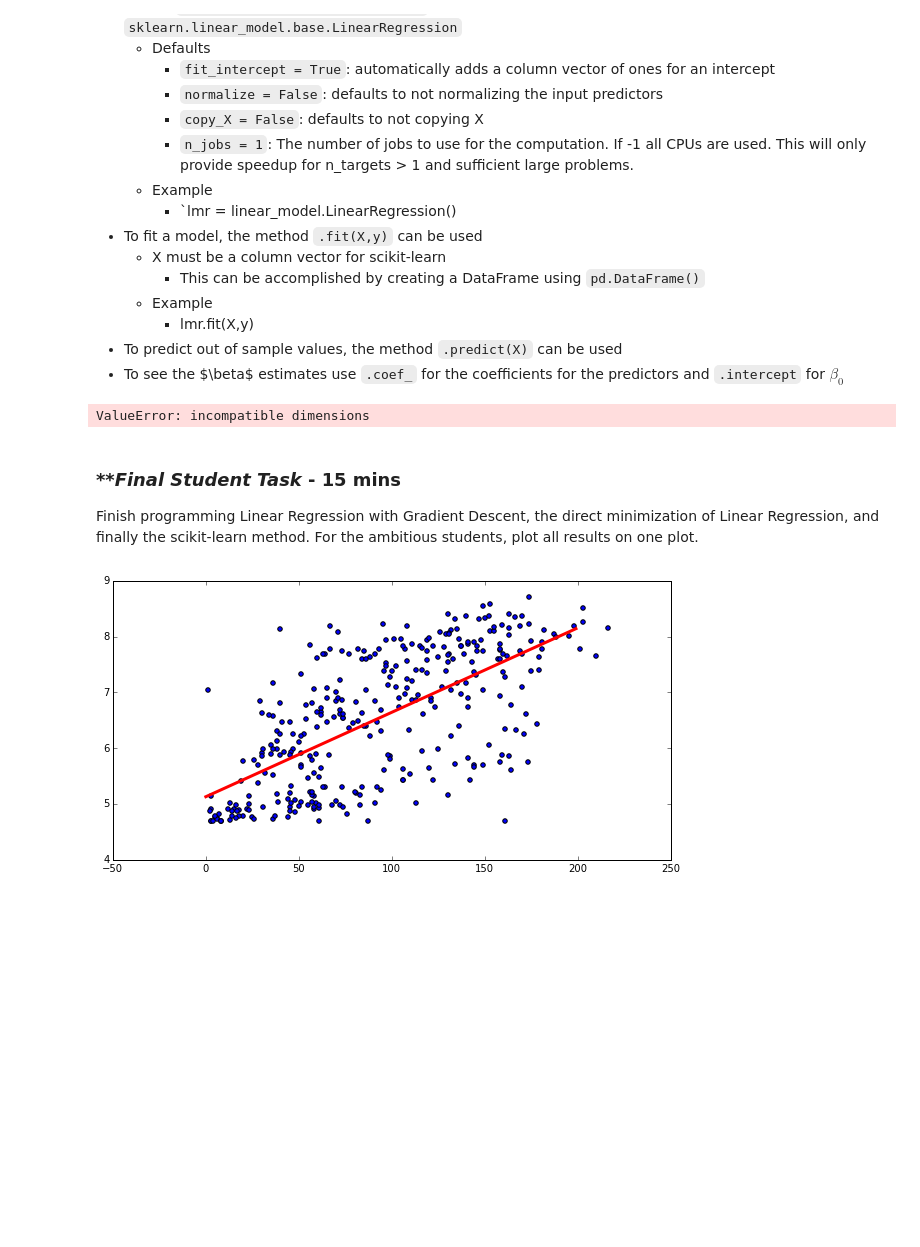
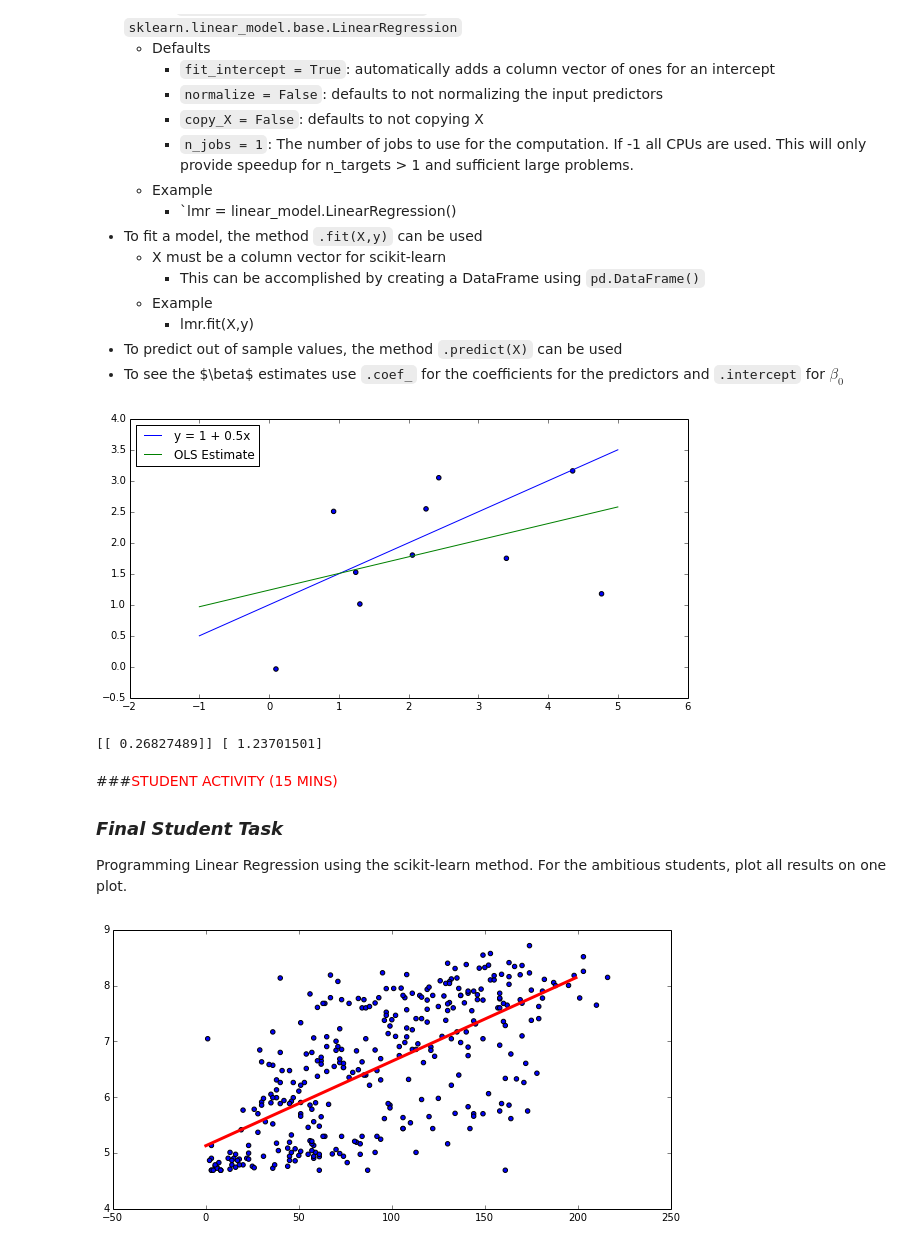
Before and after one commit to UCIDataScienceInitiative/PredictiveModeling_withPython, a Jupyter notebook: Session 1 - Linear_Regression.ipynb, the cells around one changed output. Drawn from its saved outputs; the diff is of its cells as text; code cells hidden in the pictures; blank space fills up the shorter version.

```diff
--- a/Session 1 - Linear_Regression.ipynb
+++ b/Session 1 - Linear_Regression.ipynb
@@ -130,16 +130,16 @@ beta0 = 1              # Creating an intercept
 beta1 = 0.5            # Creating a slope
 
 # Randomly sampling data points
-x = np.random.uniform(0,5,10)
-y = beta0 + beta1 * x + np.random.normal(0,1,10)
+x_example = np.random.uniform(0,5,10)
+y_example = beta0 + beta1 * x_example + np.random.normal(0,1,10)
 line1 = beta0 + beta1 * np.arange(-1, 6)
 
 f = plt.figure()
-plt.scatter(x,y)                   # Plotting observed data
+plt.scatter(x_example,y_example)   # Plotting observed data
 plt.plot(np.arange(-1,6), line1)   # Plotting the true line
-for i, xi in enumerate(x):
-    plt.vlines(xi, beta0 + beta1 * xi, y[i], colors='red') # Plotting Residual Lines
-plt.annotate('Error or "residual"', xy = (x[5], 2), xytext = (-1.5,2.1),
+for i, xi in enumerate(x_example):
+    plt.vlines(xi, beta0 + beta1 * xi, y_example[i], colors='red') # Plotting Residual Lines
+plt.annotate('Error or "residual"', xy = (x_example[5], 2), xytext = (-1.5,2.1),
              arrowprops=dict(width=1,headwidth=7,facecolor='black', shrink=0.01))
 f.set_size_inches(10,5)
 plt.title('Errors in Linear Regression')
@@ -566,29 +580,34 @@ Let's examine an example using the `LinearRegression` class from scikit-learn.
 # %%
 #############################################################
 # Demonstration - scikit-learn with Regression Example
 #############################################################
 
 from sklearn import linear_model
 
 lmr = linear_model.LinearRegression()
-lmr.fit(pd.DataFrame(x), pd.DataFrame(y))
+lmr.fit(pd.DataFrame(x_example), pd.DataFrame(y_example))
 
 xTest = pd.DataFrame(np.arange(-1,6))
 yHat = lmr.predict(xTest)
 
 f = plt.figure()
-plt.scatter(x, y)
+plt.scatter(x_example, y_example)
 p1, = plt.plot(np.arange(-1,6), line1)
 p2, = plt.plot(xTest, yHat)
 plt.legend([p1, p2], ['y = 1 + 0.5x', 'OLS Estimate'], loc=2)
 f.set_size_inches(10,5)
 plt.show()
+
+print lmr.coef_, lmr.intercept_
 # %% [output]
+[figure, added]
-ValueError: incompatible dimensions
+[[ 0.26827489]] [ 1.23701501]
 # %% [markdown]
-### _**Final Student Task_ - 15 mins
+###<span style="color:red">STUDENT ACTIVITY (15 MINS)</span>
 
-Finish programming Linear Regression with Gradient Descent, the direct minimization of Linear Regression, and finally the scikit-learn method.  For the ambitious students, plot all results on one plot.
+### _**Final Student Task**_
+
+Programming Linear Regression using the scikit-learn method.  For the ambitious students, plot all results on one plot.
 # %%
 #######################################################################
 # Student Action - Use scikit-learn to calculate the beta coefficients
```
Also changed, not shown: parts of 13 cells of this notebook.
